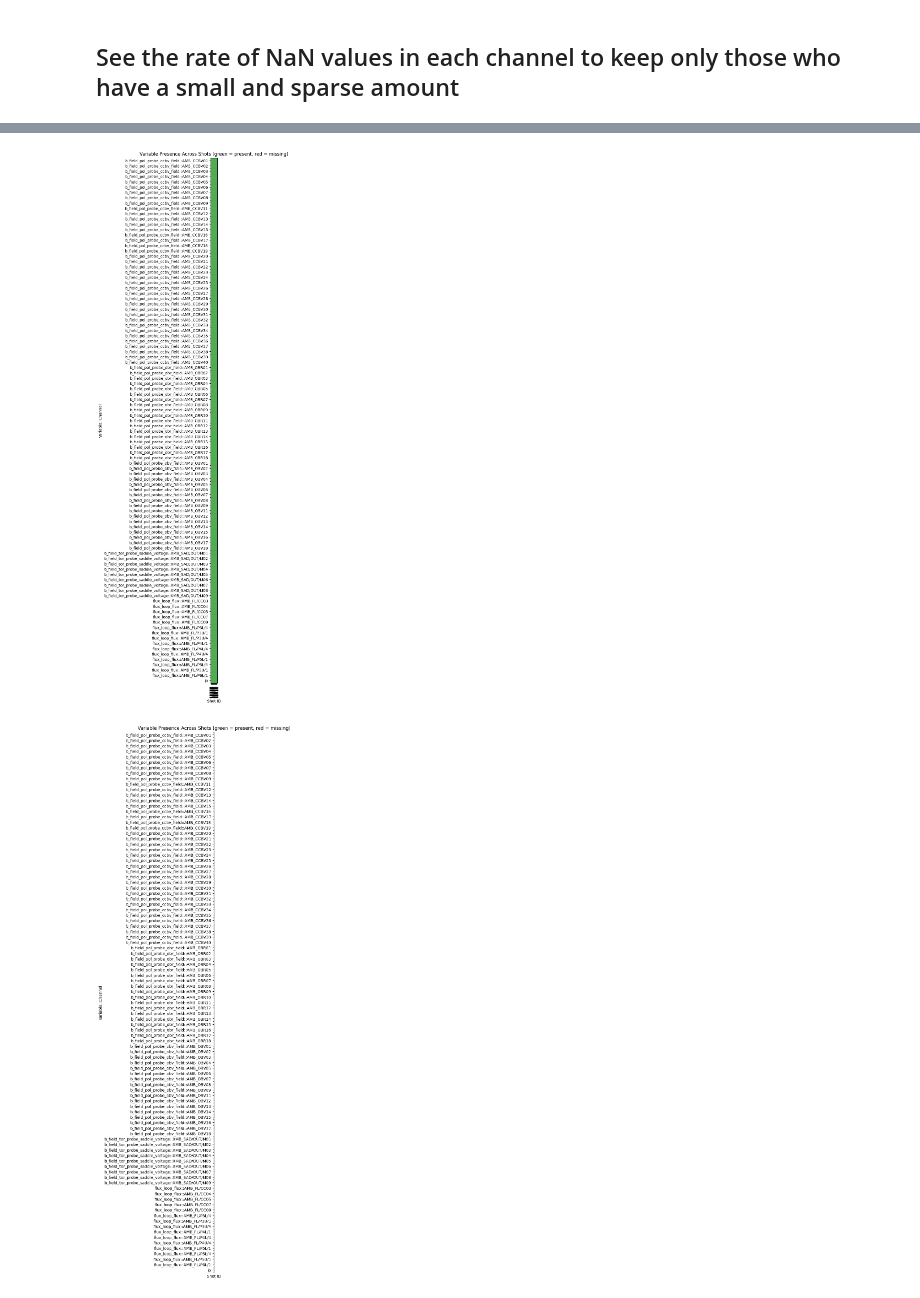
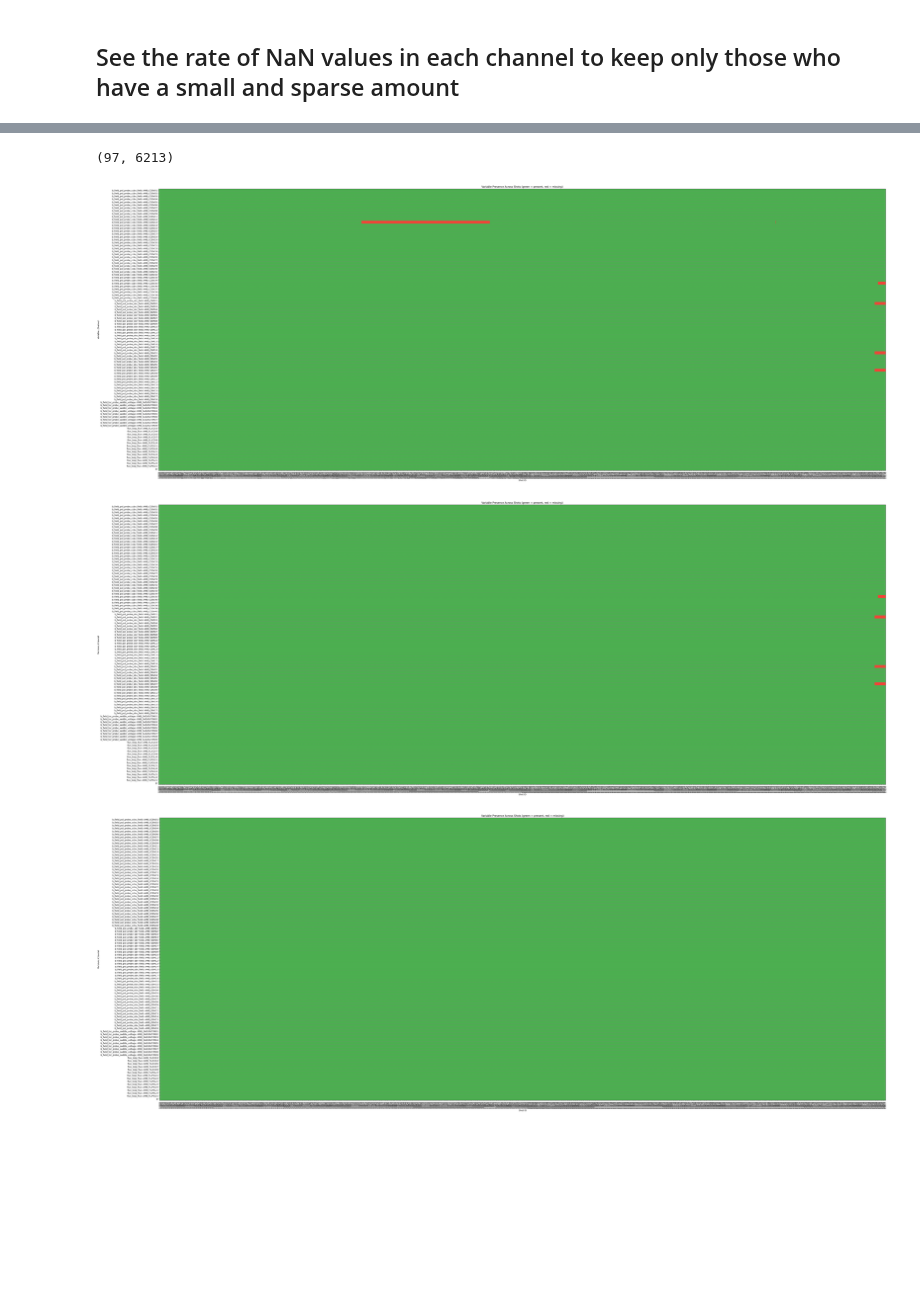
Before and after one commit to LouisBrusset/ITER-magnetics-diagnostic-analysis, a Jupyter notebook: notebooks/exploration/mast_shots_choice.ipynb, the cells around one changed output, grey strips where cells are left out. Saved outputs shown, nothing was run; the diff lists cells and outputs as text; code cells hidden in the pictures; blank space fills up the shorter version.

Commit message:
Before to download true data

```diff
--- a/notebooks/exploration/mast_shots_choice.ipynb
+++ b/notebooks/exploration/mast_shots_choice.ipynb
@@ -559,4 +553,6 @@ def compute_nan_proportions_parallel(shot_ids, group, max_workers=None, task_typ
 path = pathlib.Path().absolute().parent.parent / f"notebooks/result_files/all_shots_{group}"
 file_name = path / f"result_lists_{group}.json"
 with open(file_name, "r") as f:
-    good_shot_ids = json.load(f)["good_shot_ids"]
+    data = json.load(f)
+good_shot_ids = data["good_shot_ids"]
+good_vars_ids = data["good_vars_ids"]
@@ -573,4 +575,4 @@ Use of 2 workers (type: gpu)
 # %%
 file_path = f"notebooks/result_files/nan_stats_{group}"
-path = pathlib.Path().absolute().parent.parent / file_path / f"nan_stats_by_shot_{suffix}.csv"
+path = pathlib.Path().absolute().parent.parent / file_path / f"nan_stats_per_shot_{suffix}.csv"
 nan_proportion_per_shot.to_csv(path, index=True)
@@ -581,5 +588,14 @@ plot_variable_presence(1-nan_proportion_per_shot, plot=True, register=False)
+# %%
+nan_proportion_per_shot = nan_proportion_per_shot.loc[good_vars_ids]
+nan_proportion_per_shot.shape
+# %% [output]
+(97, 6213)
+# %%
+plot_variable_presence(1-nan_proportion_per_shot, plot=True, register=False)
+# %% [output]
+[figure, added]
 # %%
-def check_variable_presence_all(path: str, group: str = group, nan_threshold: float = 0.2, shot_threshold=0.99, var_threshold: float = 0.8) -> list:
+def check_nan_rates_all(path: str, group: str = group, nan_threshold: float = 0.01, shot_threshold=0.99, var_threshold: float = 0.8) -> list:
     """
     Select the good shots and variables::channels to avoid the presence of too many NaNs in the dataset.
 
@@ -608,7 +624,7 @@ def check_variable_presence_all(path: str, group: str = group, nan_threshold: fl
     plot_variable_presence(1-df_cleand_1, plot=True, register=False)
 
     # Then delete the shots for which all variables are False. And store them in an array.
-    bad_shots = df_cleand_1.columns[df_cleand_1.sum(axis=0) < (len(df_cleand_1.index) * shot_threshold)].tolist()
+    bad_shots = df_cleand_1.columns[df_cleand_1.sum(axis=0) > (len(df_cleand_1.index) * shot_threshold)].tolist()
     df_cleand_2 = df_cleand_1.drop(columns=bad_shots)
     plot_variable_presence(1-df_cleand_2, plot=True, register=False)
 
@@ -620,18 +636,19 @@ def check_variable_presence_all(path: str, group: str = group, nan_threshold: fl
         bad_vars                        # Bad  variables::channels
         ]
 # %%
-good_shot_ids, bad_shot_ids, good_vars_ids, bad_vars_ids = check_variable_presence_all(
-    path=f"notebooks/result_files/nan_stats_{group}/nan_stats_by_shot_{suffix}.csv",
+good_shot_ids, bad_shot_ids, good_vars_ids, bad_vars_ids = check_nan_rates_all(
+    path=f"notebooks/result_files/nan_stats_{group}/nan_stats_per_shot_{suffix}.csv",
     group=group,
+    nan_threshold=0.1,
     shot_threshold=0.99,
-    var_threshold=0.8,
+    var_threshold=0.9,
 )
 
 print(f"Number of bad variable::channel IDs: {len(bad_vars_ids)}")
 print("Bad variable::channel IDs:", bad_vars_ids[:25])
 
 print(f"Number of bad shot IDs: {len(bad_shot_ids)}")
 print("Bad shot IDs:", bad_shot_ids[:25])
 # %% [output]
-[figure, old version]
+[figure, new version]
-[figure, old version]
+[figure, new version]
```
Also changed, not shown: parts of 17 cells of this notebook, 7 other files.
